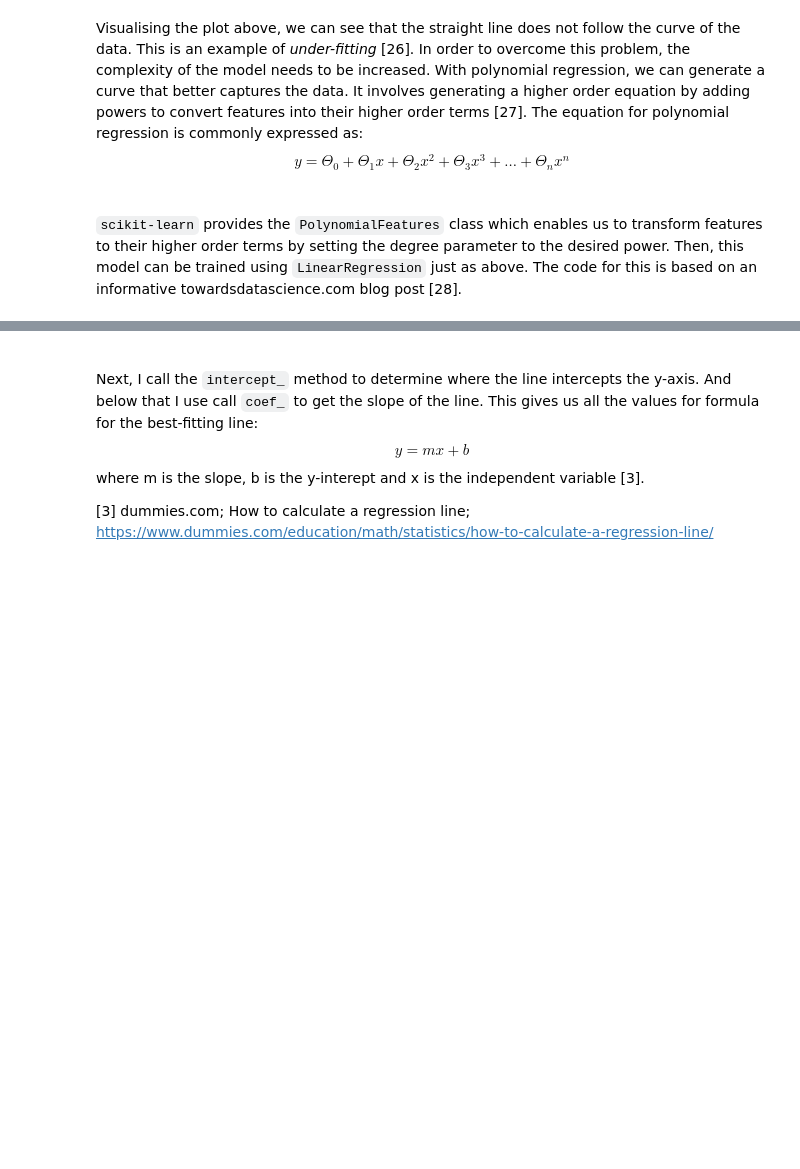
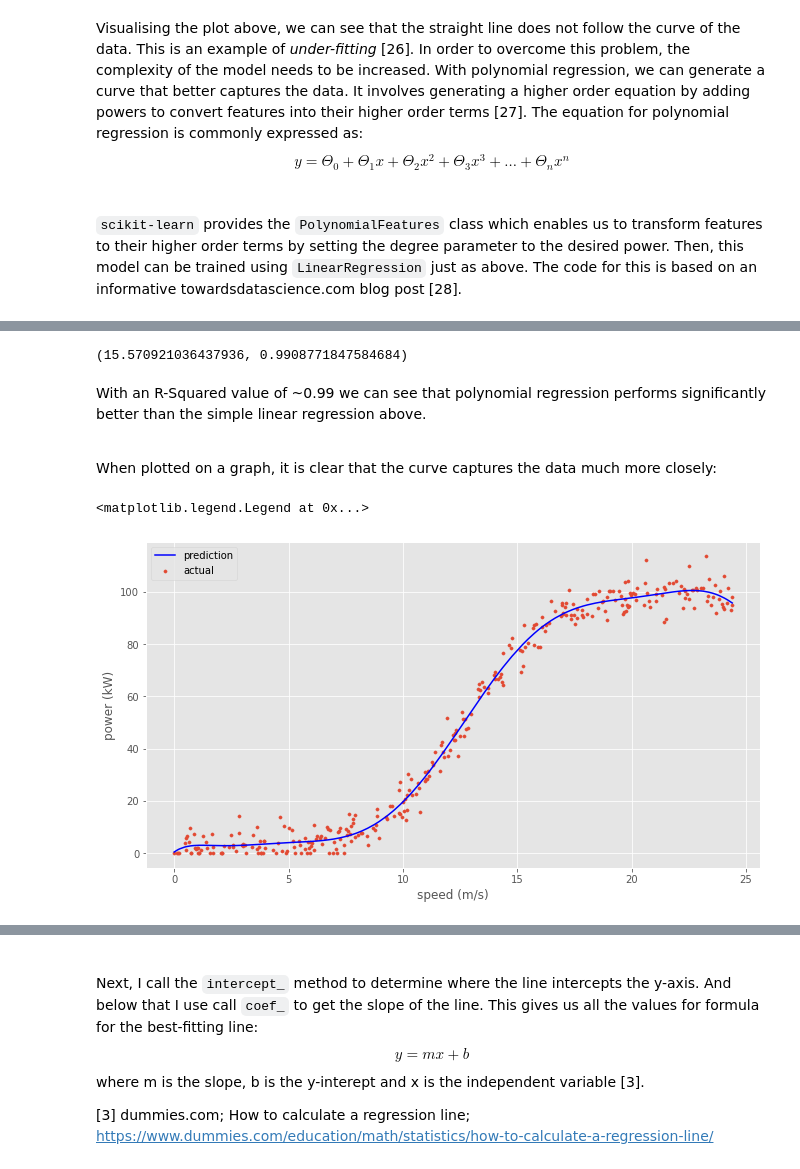
Before and after one commit to colm-o-caoimh/MachineLearning, a Jupyter notebook: mls_project2020.ipynb, the cells around one changed output, grey strips where cells are left out. Saved outputs shown, nothing was run; the diff lists cells and outputs as text; code cells hidden in the pictures; blank space fills up the shorter version.

Commit message:
polynomial regression model created and evaluated

```diff
--- a/mls_project2020.ipynb
+++ b/mls_project2020.ipynb
@@ -466,0 +389,58 @@ arr = reg.predict([[9.746]])
+# %%
+# Convert training subsets to numpy arrays
+poly_speed = A_Train.to_numpy()
+poly_power = B_Train.to_numpy()
+
+# Create PolynomialFeatures class instance with degree=9
+poly_features = PolynomialFeatures(degree=9)
+
+# Apply polynomial transformation of degree 9
+train_speed = poly_features.fit_transform(poly_speed)
+
+# Create instance of LinearRegression class
+poly_model = LinearRegression()
+
+# Train the model with training data
+poly_model.fit(train_poly, poly_power)
+
+# Use the model to predict power output of test data
+y_test_predict = poly_model.predict(poly_features.fit_transform(poly_speed))
+# %%
+# Calculate mean squared error
+mse_test = mean_squared_error(poly_power, y_test_predict)
+
+# Calculate coeeficient of determination
+r2_test = r2_score(poly_power, y_test_predict)
+
+# Output reults to the screen
+mse_test, r2_test
+# %% [output]
+(15.570921036437936, 0.9908771847584684)
+# %% [markdown]
+With an R-Squared value of ~0.99 we can see that polynomial regression performs significantly better than the simple linear regression above.
+
+<br>
+
+When plotted on a graph, it is clear that the curve captures the data much more closely:
+# %%
+# For sorting axis
+import operator
+
+# Plot on scatterplot
+plt.scatter(poly_speed, poly_power, label='actual', s=10)
+
+# Sort speed values before plotting
+sort_axis = operator.itemgetter(0)
+sorted_zip = sorted(zip(poly_speed, y_test_predict), key=sort_axis)
+sorted_poly_x, sorted_y_test_predict = zip(*sorted_zip)
+
+# Plot line based on model predictions
+plt.plot(sorted_poly_x, sorted_y_test_predict, label='prediction', color='b')
+
+# Labels
+plt.xlabel('speed (m/s)')
+plt.ylabel('power (kW)')
+plt.legend()
+# %% [output]
+<matplotlib.legend.Legend at 0x...>
+[figure, added]
```
Also changed, not shown: parts of 22 cells of this notebook.
